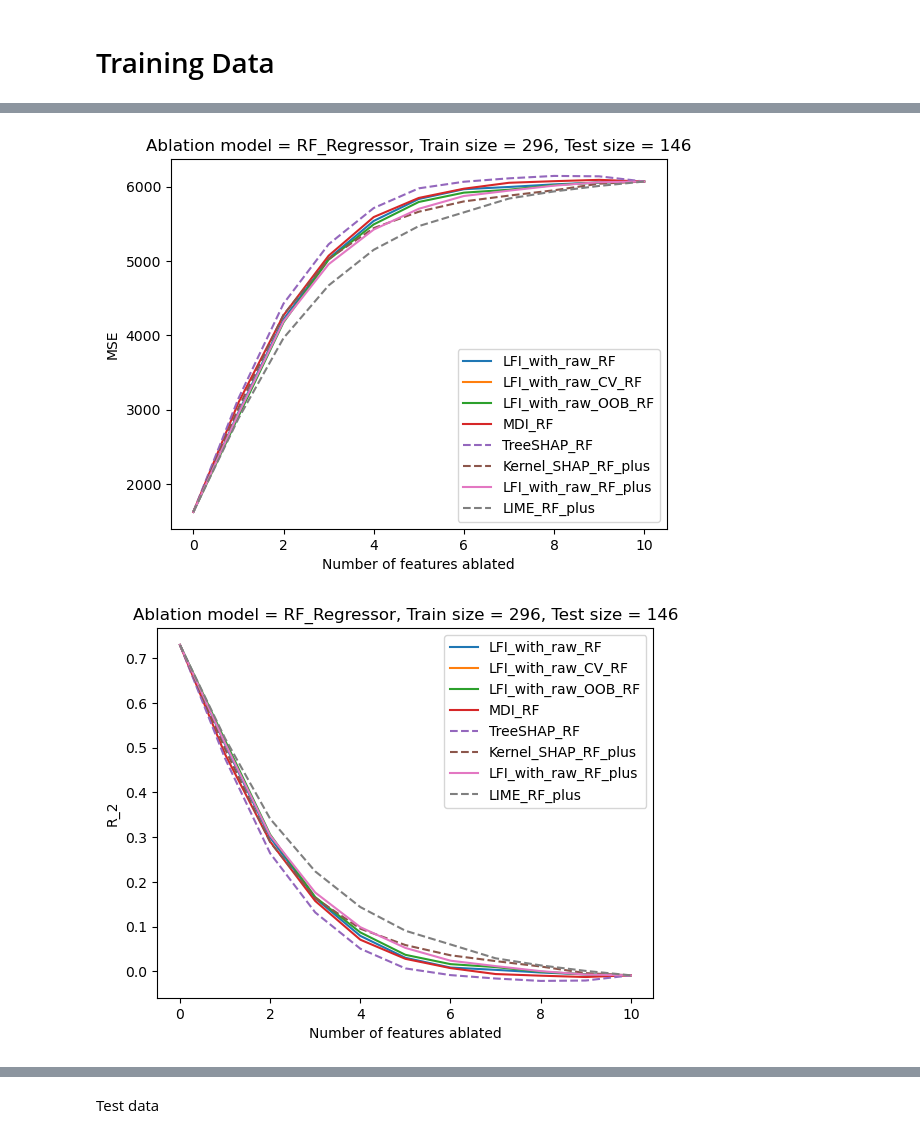
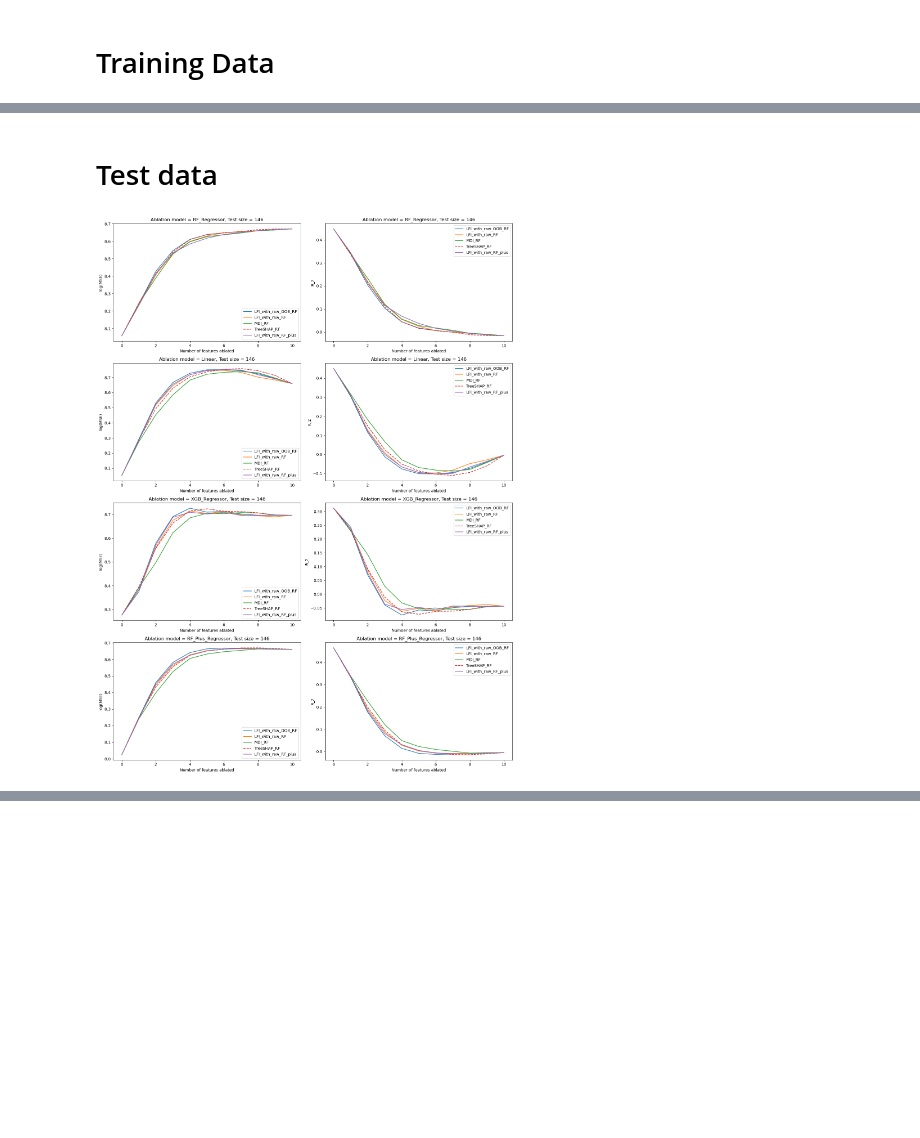
Before and after one commit to Yu-Group/imodels-experiments, a Jupyter notebook: feature_importance/real_data_ablation_visulization_version3.ipynb, the cells around one changed output, grey strips where cells are left out. Cells and saved outputs as stored; diff of their text form; code cells hidden in the pictures; blank space fills up the shorter version.

```diff
--- a/feature_importance/real_data_ablation_visulization_version3.ipynb
+++ b/feature_importance/real_data_ablation_visulization_version3.ipynb
@@ -6,8 +6,8 @@ import os
 pd.set_option('display.max_columns', None)
 # %%
 # directory = './results/mdi_local.real_data_regression/diabetes_regression_parallel/varying_sample_row_n/'
-# directory = './results/mdi_local.real_data_classification/diabetes_classification_parallel/varying_sample_row_n/'
-directory = './results/mdi_local.real_data_regression/diabetes_regression/varying_sample_row_n'
+directory = './results/mdi_local.real_data_regression/diabetes_regression/varying_sample_row_n/'
+# directory = './results/mdi_local.real_data_regression/diabetes_regression_new/varying_sample_row_n'
 folder_names = [folder for folder in os.listdir(directory) if os.path.isdir(os.path.join(directory, folder))]
 experiments_seeds = []
 for folder_name in folder_names:
@@ -70,12 +57,12 @@ print(averages)
 #################### Change the following according to the dataset ####################
 task = "regression" #"regression" "classification"
 ########################################################################################
-methods_rf = ["LFI_with_raw_RF", "LFI_with_raw_CV_RF", "LFI_with_raw_OOB_RF", "MDI_RF", "TreeSHAP_RF"]
-methods_rf_plus = ["Kernel_SHAP_RF_plus","LFI_with_raw_RF_plus", "LIME_RF_plus"]
-methods_all = methods_rf + methods_rf_plus
+methods_all = combined_df['fi'].drop_duplicates().tolist()
 n_testsize = combined_df[['train_size', 'test_size']].drop_duplicates()
 num_features = combined_df['num_features'].drop_duplicates()[0]
 metrics = {"regression": ["MSE", "R_2"], "classification": ["AUROC","AUPRC", "F1"]}
+ablation_models = {"regression": ["RF_Regressor", "Linear", "XGB_Regressor", "RF_Plus_Regressor"],
+                   "classification": ["RF_Classifier","LogisticCV", "SVM", "XGBoost_Classifier", "RF_Plus_Classifier"]}
 # %%
 if task == "classification":
     grouped = combined_df.groupby("model")
@@ -103,4 +87,2 @@ R2 before ablation: 0.4653868933792268
-# %%
-ablation_models = {"regression": ["RF_Regressor", "Linear", "XGB_Regressor", "RF_Plus_Regressor"], "classification": ["RF_Classifier","Logistic", "SVM", "XGBoost_Classifier", "RF_Plus_Classifier"]}
 # %% [markdown]
 # Training Data
@@ -107,24 +195,37 @@ ablation_models = {"regression": ["RF_Regressor", "Linear", "XGB_Regressor", "RF
+# %% [markdown]
+# Test data
 # %%
-for a_model in ablation_models[task]:
-    for metric in metrics[task]:
+fig, axs = plt.subplots(len(ablation_models[task]), len(metrics[task]), figsize=(15, 20))
+for i, a_model in enumerate(ablation_models[task]):
+    for j, metric in enumerate(metrics[task]):
         results = {}
         for m in methods_all:
             results[m] = []
         for m in methods_all:
-            results[m].append(combined_df[combined_df['fi'] == m][a_model+"_train_"+metric+f"_before_ablation"].mean())
-            for i in range(num_features):
-                results[m].append(combined_df[combined_df['fi'] == m][a_model+"_train_"+metric+f"_after_ablation_{i+1}"].mean())
-        fig, ax = plt.subplots()
+            if metric == "MSE":
+                results[m].append(np.log(combined_df[combined_df['fi'] == m][a_model+"_test_"+metric+f"_before_ablation"].mean()))
+                for k in range(num_features):
+                    results[m].append(np.log(combined_df[combined_df['fi'] == m][a_model+"_test_"+metric+f"_after_ablation_{k+1}"].mean()))
+            else:
+                results[m].append(combined_df[combined_df['fi'] == m][a_model+"_test_"+metric+f"_before_ablation"].mean())
+                for k in range(num_features):
+                    results[m].append(combined_df[combined_df['fi'] == m][a_model+"_test_"+metric+f"_after_ablation_{k+1}"].mean())
+        ax = axs[i, j]
         for m in methods_all:
-            if m in ["TreeSHAP_RF","Kernel_SHAP_RF_plus", "LIME_RF_plus"]:
-                ax.plot(range(num_features+1), results[m], label=m, linestyle='dashed')
-            else:
-                ax.plot(range(num_features+1), results[m], label=m)
-        ax.set(xlabel='Number of features ablated', ylabel=metric,
-                title=f'Ablation model = {a_model}, Train size = {n_testsize["train_size"].values[0]}, Test size = {n_testsize["test_size"].values[0]}')
+            if m not in ["Kernel_SHAP_RF_plus", "LIME_RF_plus"]:
+                if m in ["TreeSHAP_RF","Kernel_SHAP_RF_plus", "LIME_RF_plus"]:
+                    ax.plot(range(num_features+1), results[m], label=m, linestyle='dashed')
+                else:
+                    ax.plot(range(num_features+1), results[m], label=m)
+        if metric == "MSE":
+            ax.set(xlabel='Number of features ablated', ylabel= f"log({metric})",
+                title=f'Ablation model = {a_model}, Test size = {n_testsize["test_size"].values[0]}')
+        else:
+            ax.set(xlabel='Number of features ablated', ylabel=metric,
+                    title=f'Ablation model = {a_model}, Test size = {n_testsize["test_size"].values[0]}')
         ax.legend()
-        # plt.savefig(f"ablation_fico.png")
-        plt.show()
+plt.tight_layout()
+plt.savefig("./satellite_image_regression_test.png")
+plt.show()
 # %% [output]
-[figure, old version]
+[figure, new version]
-[figure, removed]
@@ -137,2 +231,0 @@ for a_model in ablation_models[task]:
-# %% [markdown]
-Test data
```
Also changed, not shown: parts of 10 cells of this notebook, 13 other files.
